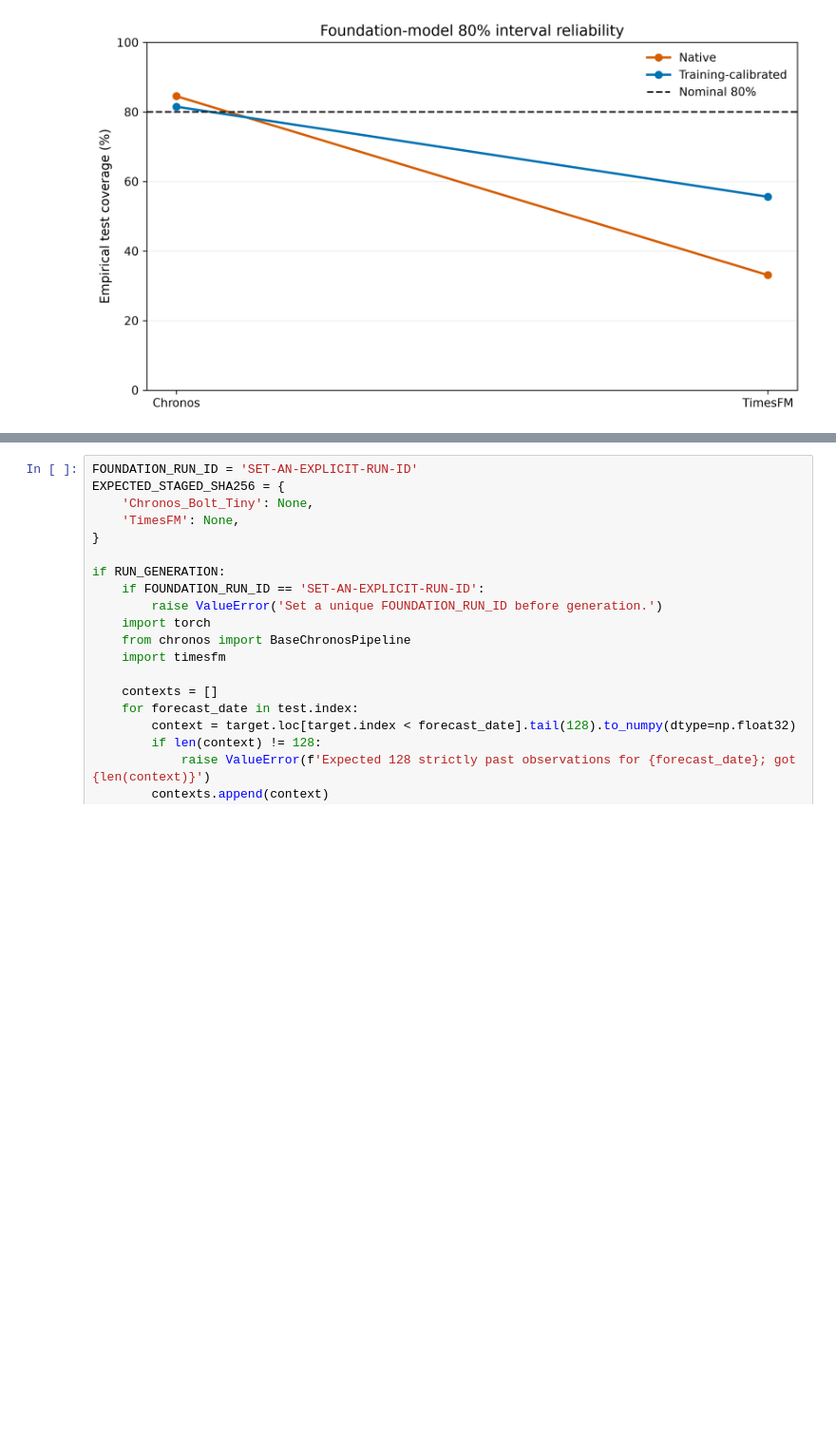
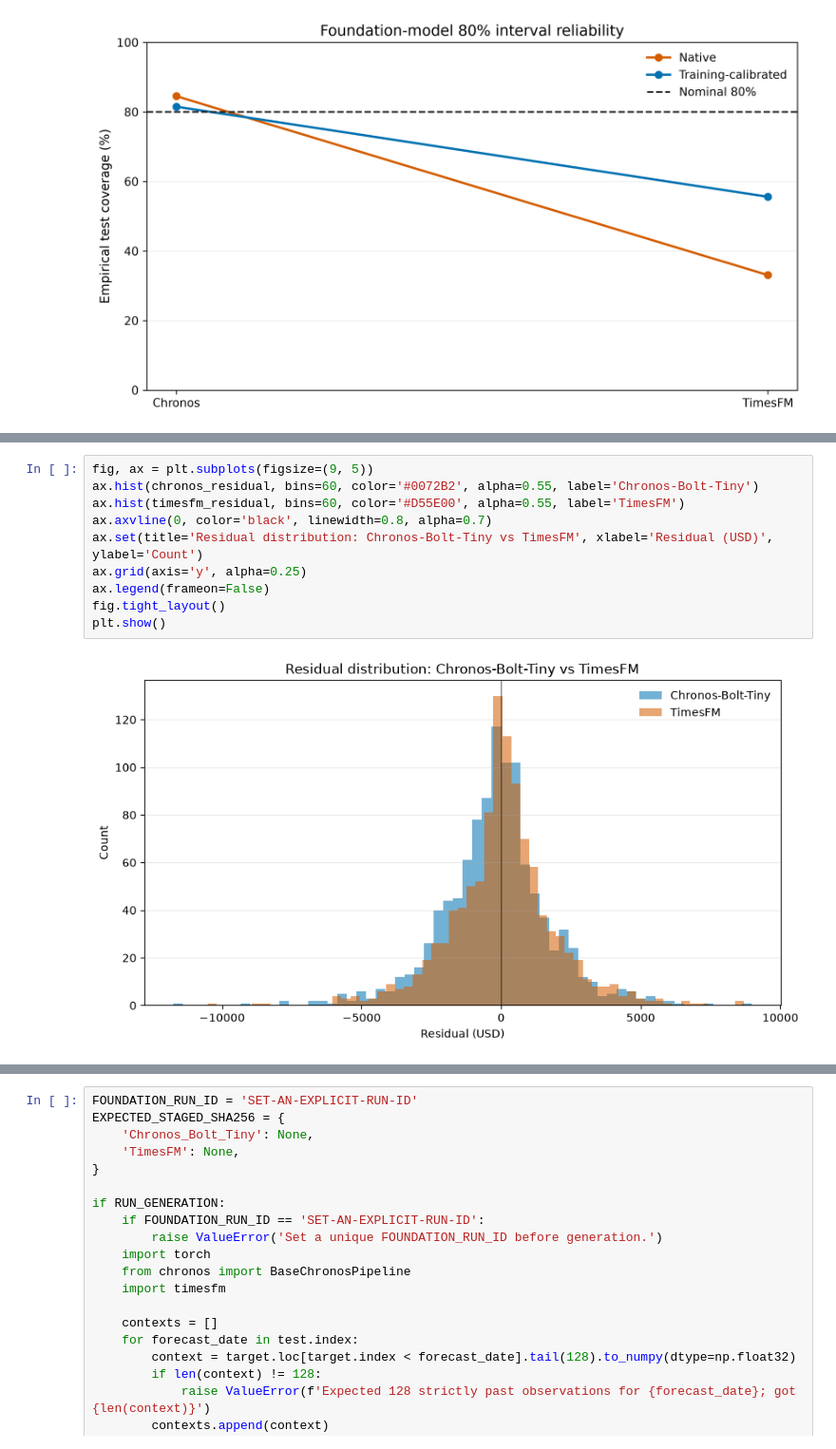
Before and after one commit to mdsoadsolaiman/Time-Series-Foundation-Models, a Jupyter notebook: notebooks/06_Bitcoin_Foundation_Models.ipynb, the cells around one changed output, grey strips where cells are left out. Shown at 95% size. Saved outputs shown, nothing was run; the diff lists cells and outputs as text; blank space fills up the shorter version.

```diff
--- a/notebooks/06_Bitcoin_Foundation_Models.ipynb
+++ b/notebooks/06_Bitcoin_Foundation_Models.ipynb
@@ -82,0 +273,12 @@ display(Image(filename=str(ROOT / 'figures' / 'bitcoin' / 'bitcoin_uncertainty_r
+# %%
+fig, ax = plt.subplots(figsize=(9, 5))
+ax.hist(chronos_residual, bins=60, color='#0072B2', alpha=0.55, label='Chronos-Bolt-Tiny')
+ax.hist(timesfm_residual, bins=60, color='#D55E00', alpha=0.55, label='TimesFM')
+ax.axvline(0, color='black', linewidth=0.8, alpha=0.7)
+ax.set(title='Residual distribution: Chronos-Bolt-Tiny vs TimesFM', xlabel='Residual (USD)', ylabel='Count')
+ax.grid(axis='y', alpha=0.25)
+ax.legend(frameon=False)
+fig.tight_layout()
+plt.show()
+# %% [output]
+[figure, added]
```
Also changed, not shown: parts of 45 cells of this notebook.
